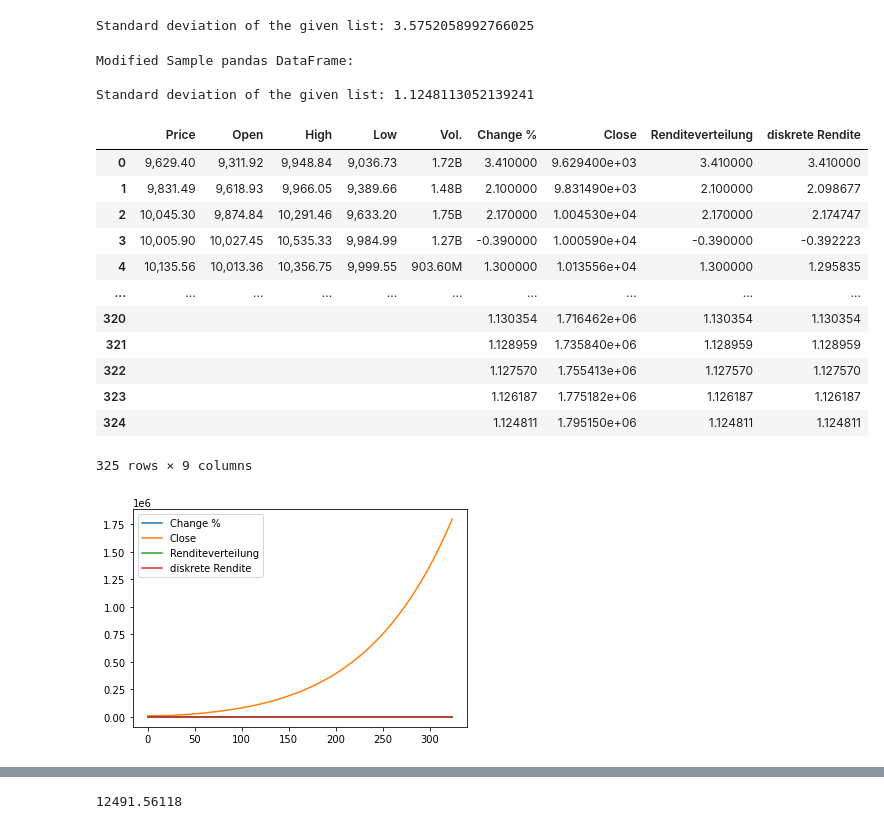
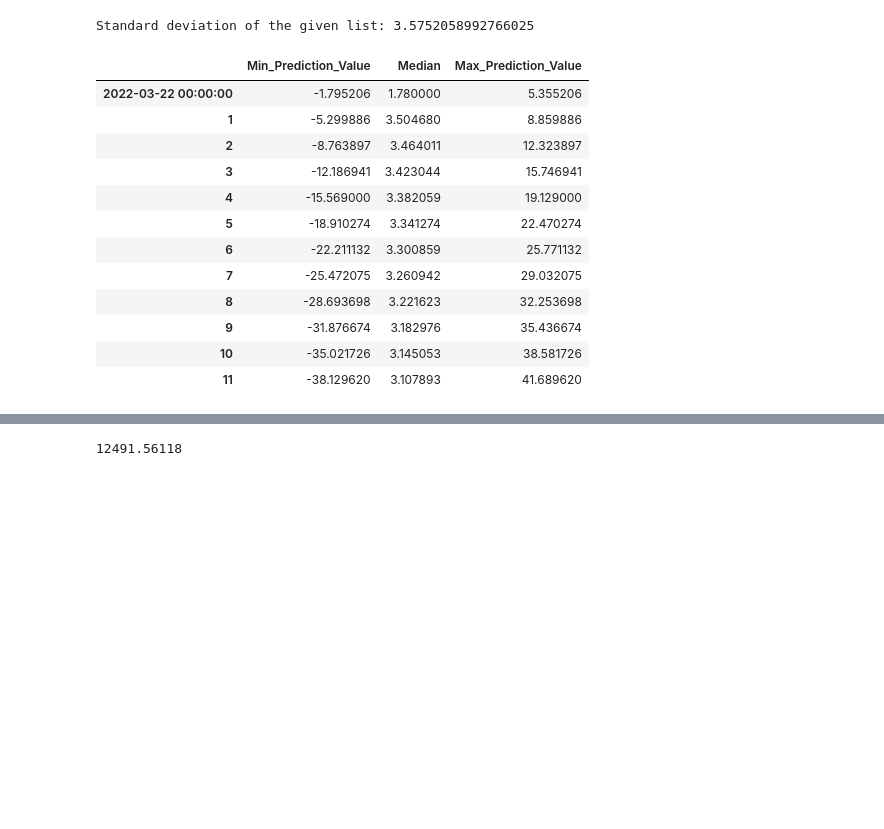
Before and after one commit to TobiasFatzer/STAT_Abgabe, a Jupyter notebook: STAT.ipynb, the cells around one changed output, grey strips where cells are left out. Drawn from its saved outputs; the diff is of its cells as text; code cells hidden in the pictures; blank space fills up the shorter version.

```diff
--- a/STAT.ipynb
+++ b/STAT.ipynb
@@ -8,10 +11,16 @@ import matplotlib.pyplot as plt #Import matplotlip
 #answer = input("Would you like stored or fresh data? (stored, fresh)")
 answer = 'stored'
 if(answer == 'stored'):
-    dataframe = pd.read_csv(os.path.dirname(os.path.realpath('SMI_Historical_Data.csv')) + '/SMI_Historical_Data.csv',   index_col=0)
+    dataframe = pd.read_csv(os.path.dirname(os.path.realpath('SMI_Historical_Data.csv')) + '/SMI_Historical_Data.csv')
     dataframe['Close'] = dataframe['Price'].str.replace(',','').astype(float)
     dataframe['Change %'] = dataframe['Change %'].str.replace('%','').astype(float)
     dataframe = dataframe.iloc[::-1]
+    for i in range(0, len(dataframe.index)):
+        dataframe['Date'][i] = datetime.strptime(str( dataframe['Date'][i]), '%b %y')
+    dataframe.index = dataframe['Date']
+    dataframe.drop('Date', axis=1, inplace=True)
+
+    #dataframe.index = pd.to_datetime(datetime.strptime(str(dataframe.index), '%M%Y'))
 
 
 if(answer == 'fresh'):
@@ -89,34 +119,32 @@ print("Standard deviation of the given list: " + str(st_dev))
 # %% [output]
 Standard deviation of the given list: 3.5752058992766025
 # %%
-for i in range(0, 100):
-    st_dev = statistics.pstdev(dataframe['Renditeverteilung'])
-    s_row = pd.Series([df['Median']], index=['2022-03-22'])
+tmp_median = dataframe['Renditeverteilung'].tolist()
+tmp_median.extend(df['Median'].astype(float).tolist())
+tmp = pd.DataFrame({'tmp_median': tmp_median})
+allvalMedian = statistics.pstdev(tmp['tmp_median'])
+
+#s_row = pd.Series([df['Min_Prediction_Value'][-1] - allvalMedian, allvalMedian, df['Max_Prediction_Value'][-1] - allvalMedian], index=['2022-04-22'])
+
+df.loc[len(df.index)] = [df['Min_Prediction_Value'][len(df['Min_Prediction_Value'])-1] - allvalMedian, allvalMedian, df['Max_Prediction_Value'][len(df['Max_Prediction_Value'])-1] + allvalMedian]
+
 
 # Append the above pandas Series object as a row to the existing pandas DataFrame
 # Using the DataFrame.append() function
-    dataframe = dataframe.append(s_row,ignore_index=True)
 
 # Print the modified pandas DataFrame object after addition of a row
-print('Modified Sample pandas DataFrame:\n')
-print("Standard deviation of the given list: " + str(st_dev))
-dataframe.plot()
-dataframe
+df
 # %% [output]
-Modified Sample pandas DataFrame:
-
-Standard deviation of the given list: 1.1248113052139241
-|  | Price | Open | High | Low | Vol. | Change % | Close | Renditeverteilung | diskrete Rendite |
-| 0 | 9,629.40 | 9,311.92 | 9,948.84 | 9,036.73 | 1.72B | 3.410000 | 9.629400e+03 | 3.410000 | 3.410000 |
-| 1 | 9,831.49 | 9,618.93 | 9,966.05 | 9,389.66 | 1.48B | 2.100000 | 9.831490e+03 | 2.100000 | 2.098677 |
-| 2 | 10,045.30 | 9,874.84 | 10,291.46 | 9,633.20 | 1.75B | 2.170000 | 1.004530e+04 | 2.170000 | 2.174747 |
-| 3 | 10,005.90 | 10,027.45 | 10,535.33 | 9,984.99 | 1.27B | -0.390000 | 1.000590e+04 | -0.390000 | -0.392223 |
-| 4 | 10,135.56 | 10,013.36 | 10,356.75 | 9,999.55 | 903.60M | 1.300000 | 1.013556e+04 | 1.300000 | 1.295835 |
-| ... | ... | ... | ... | ... | ... | ... | ... | ... | ... |
-| 320 |  |  |  |  |  | 1.130354 | 1.716462e+06 | 1.130354 | 1.130354 |
-| 321 |  |  |  |  |  | 1.128959 | 1.735840e+06 | 1.128959 | 1.128959 |
-| 322 |  |  |  |  |  | 1.127570 | 1.755413e+06 | 1.127570 | 1.127570 |
-| 323 |  |  |  |  |  | 1.126187 | 1.775182e+06 | 1.126187 | 1.126187 |
-| 324 |  |  |  |  |  | 1.124811 | 1.795150e+06 | 1.124811 | 1.124811 |
+|  | Min_Prediction_Value | Median | Max_Prediction_Value |
+| 2022-03-22 00:00:00 | -1.795206 | 1.780000 | 5.355206 |
+| 1 | -5.299886 | 3.504680 | 8.859886 |
+| 2 | -8.763897 | 3.464011 | 12.323897 |
+| 3 | -12.186941 | 3.423044 | 15.746941 |
+| 4 | -15.569000 | 3.382059 | 19.129000 |
+| 5 | -18.910274 | 3.341274 | 22.470274 |
+| 6 | -22.211132 | 3.300859 | 25.771132 |
+| 7 | -25.472075 | 3.260942 | 29.032075 |
+| 8 | -28.693698 | 3.221623 | 32.253698 |
+| 9 | -31.876674 | 3.182976 | 35.436674 |
+| 10 | -35.021726 | 3.145053 | 38.581726 |
+| 11 | -38.129620 | 3.107893 | 41.689620 |
-325 rows × 9 columns
-[figure, removed]
```
Also changed, not shown: parts of 4 cells of this notebook.
